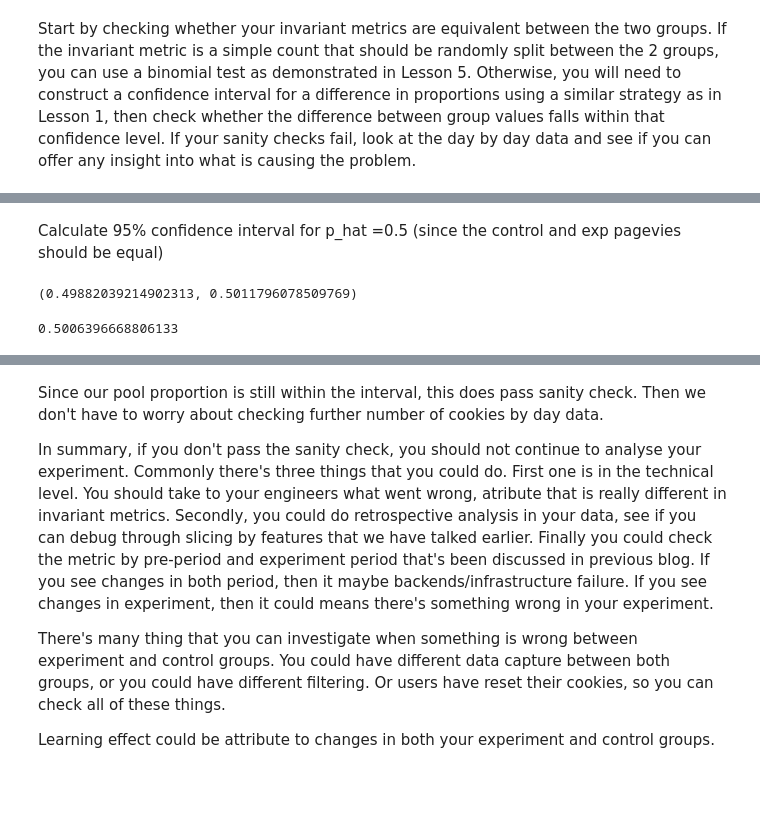
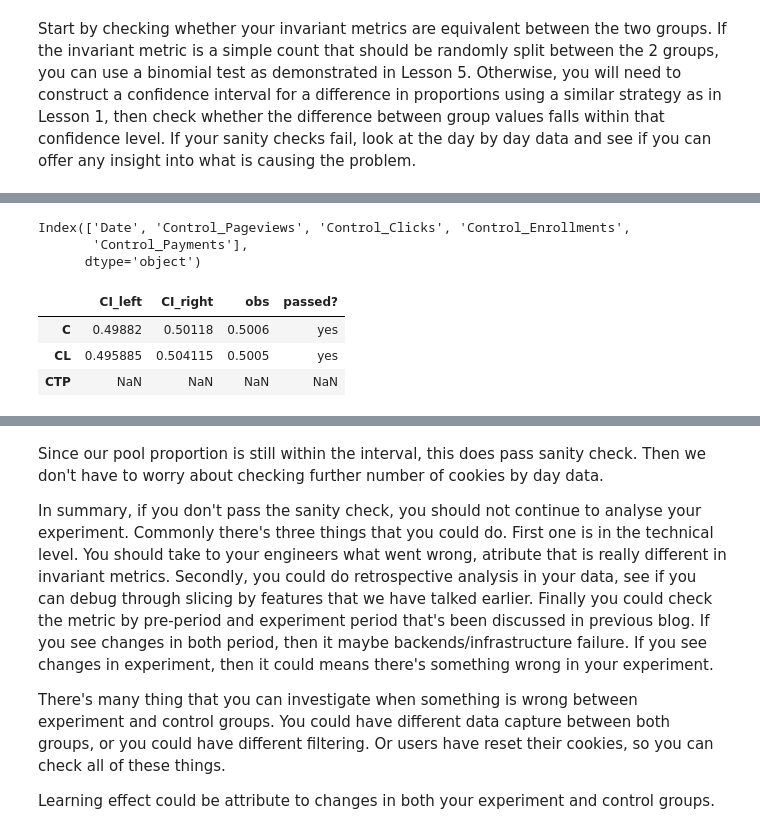
Before and after one commit to julie87zhang/python_exercise, a Jupyter notebook: Udacity_A_B_testing/Udacity_A_B_testing.ipynb, the cells around one changed output, grey strips where cells are left out. Drawn from its saved outputs; the diff is of its cells as text; code cells hidden in the pictures; blank space fills up the shorter version.

```diff
--- a/Udacity_A_B_testing/Udacity_A_B_testing.ipynb
+++ b/Udacity_A_B_testing/Udacity_A_B_testing.ipynb
@@ -258,2 +234,0 @@ invariant_check.p_hat.min(),invariant_check.p_hat.max()
-# %% [markdown]
-Calculate 95% confidence interval for p_hat =0.5 (since the control and exp pagevies should be equal)
@@ -267,9 +235,41 @@ CI = (true_p-m,true_p+m)
-# %%
-CI
-# %% [output]
-(0.49882039214902313, 0.5011796078509769)
-# %%
-pool_p = float(t_cont)/(t_exp+t_cont)
-pool_p
-# %% [output]
-0.5006396668806133
+# %%
+control_pd.columns
+# %% [output]
+Index(['Date', 'Control_Pageviews', 'Control_Clicks', 'Control_Enrollments',
+       'Control_Payments'],
+      dtype='object')
+# %%
+#create empty dataframe to store sanity check results
+sanity_check = pd.DataFrame(columns=["CI_left", "CI_right", "obs","passed?"], index=["C", "CL", "CTP"])
+
+#set alpha and p_hat
+p = 0.5
+alpha = 0.05
+
+#fill dataframe with results from binomial test
+#for cookies and clicks do the following
+for i,j in zip(["C", "CL"], ["Pageviews", "Clicks"]):
+    #calculate the number of successes (n_control) and number of observations (n)
+    n = control_pd[j].sum()+exp_pd[j].sum()
+    n_control = control_pd[j].sum()
+
+    #compute confidence interval
+    sanity_check.at[i, "CI_left"] = p-(norm.ppf(1-alpha/2)*StandardError(n,p))
+    sanity_check.at[i, "CI_right"] = p+(norm.ppf(1-alpha/2)*StandardError(n,p))
+
+    #compute observed fraction of successes
+    sanity_check.at[i, "obs"] = round(n_control/(n),4)
+
+    #check if the observed fraction of successes lies within the 95% confidence interval
+    if sanity_check.at[i, "CI_left"] <= sanity_check.at[i, "obs"] <= sanity_check.at[i, "CI_right"]:
+        sanity_check.at[i, "passed?"] = "yes"
+    else:
+        sanity_check.at[i, "passed?"] = "no"
+
+#return results
+sanity_check
+# %% [output]
+|  | CI_left | CI_right | obs | passed? |
+| C | 0.49882 | 0.50118 | 0.5006 | yes |
+| CL | 0.495885 | 0.504115 | 0.5005 | yes |
+| CTP | NaN | NaN | NaN | NaN |
```
Also changed, not shown: parts of 16 cells of this notebook.
